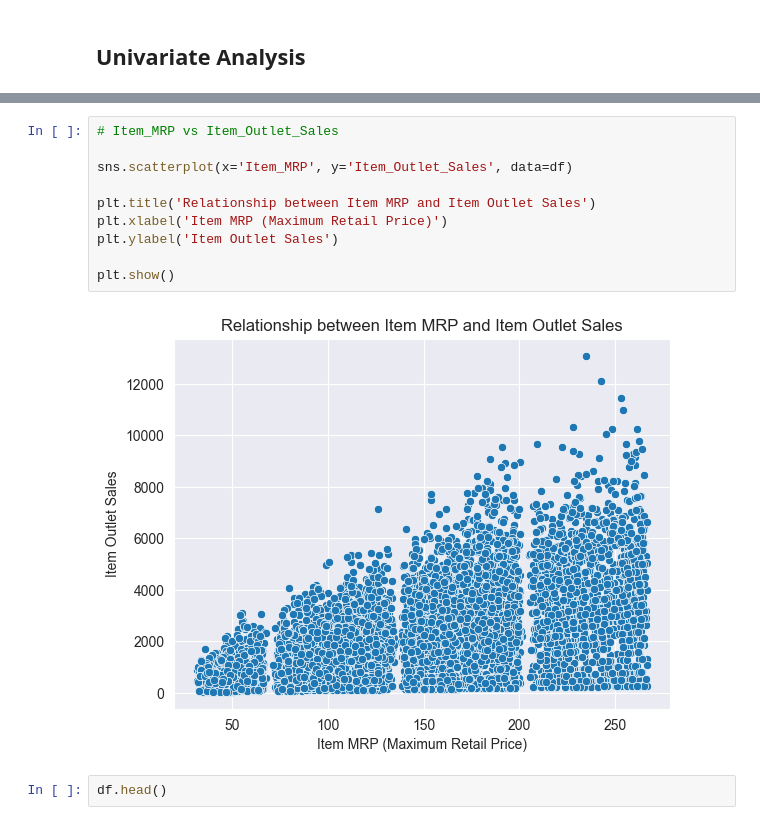
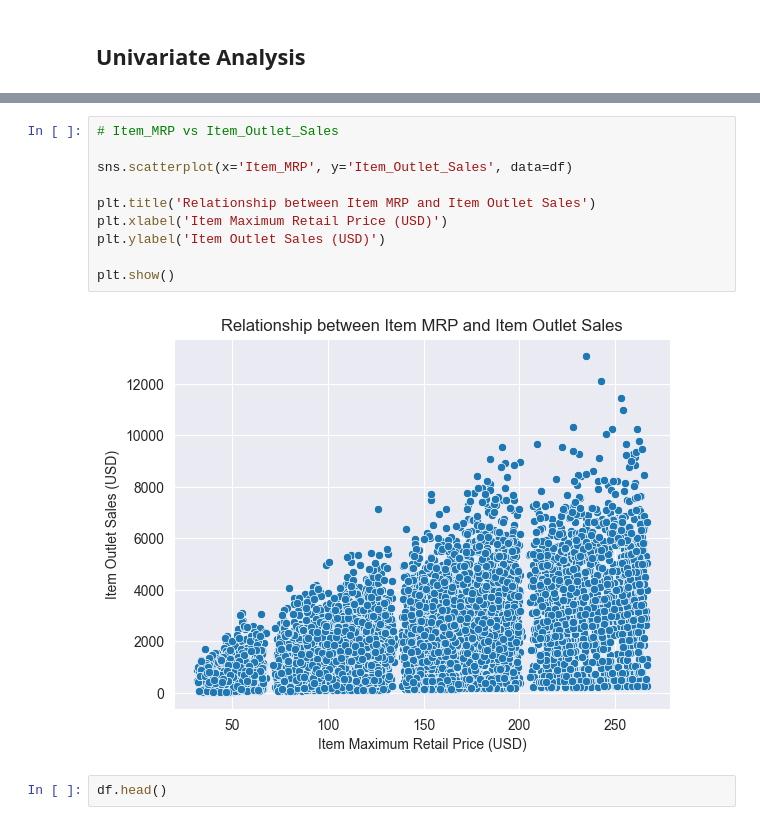
Before and after one commit to NiharikaTHub/ECommerce_Sales_Prediction, a Jupyter notebook: Notebook/EDA.ipynb, the cells around one changed output, grey strips where cells are left out. Saved outputs shown, nothing was run; the diff lists cells and outputs as text.

```diff
--- a/Notebook/EDA.ipynb
+++ b/Notebook/EDA.ipynb
@@ -229,15 +232,15 @@ plt.show()
 # %%
 # Item_MRP vs Item_Outlet_Sales
 
 sns.scatterplot(x='Item_MRP', y='Item_Outlet_Sales', data=df)
 
 plt.title('Relationship between Item MRP and Item Outlet Sales')
-plt.xlabel('Item MRP (Maximum Retail Price)')
-plt.ylabel('Item Outlet Sales')
+plt.xlabel('Item Maximum Retail Price (USD)')
+plt.ylabel('Item Outlet Sales (USD)')
 
 plt.show()
 # %% [output]
-[figure, old version]
+[figure, new version]
 # %%
 df.head()
 # %% [output]
```
Also changed, not shown: parts of 18 cells of this notebook, 2 other files.
